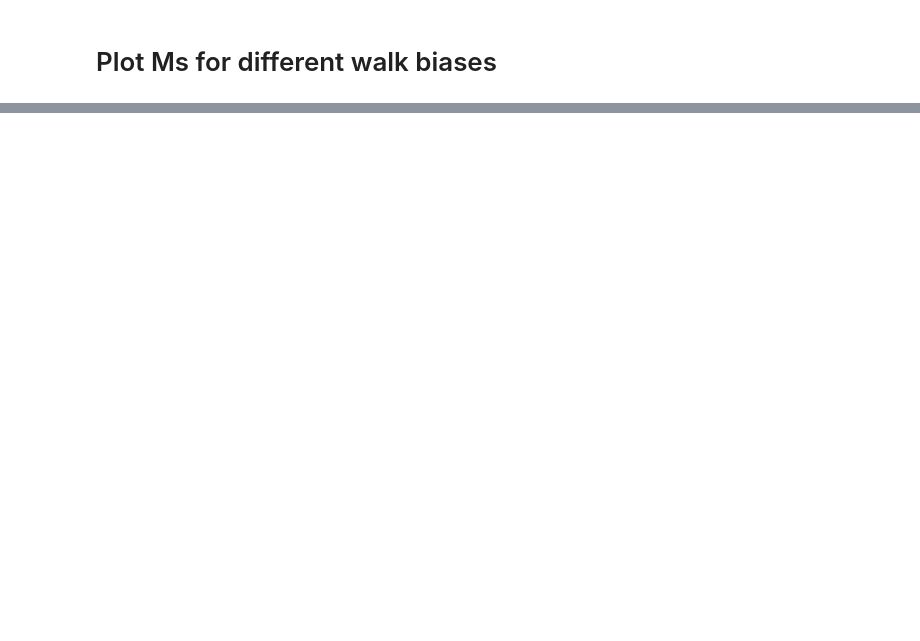
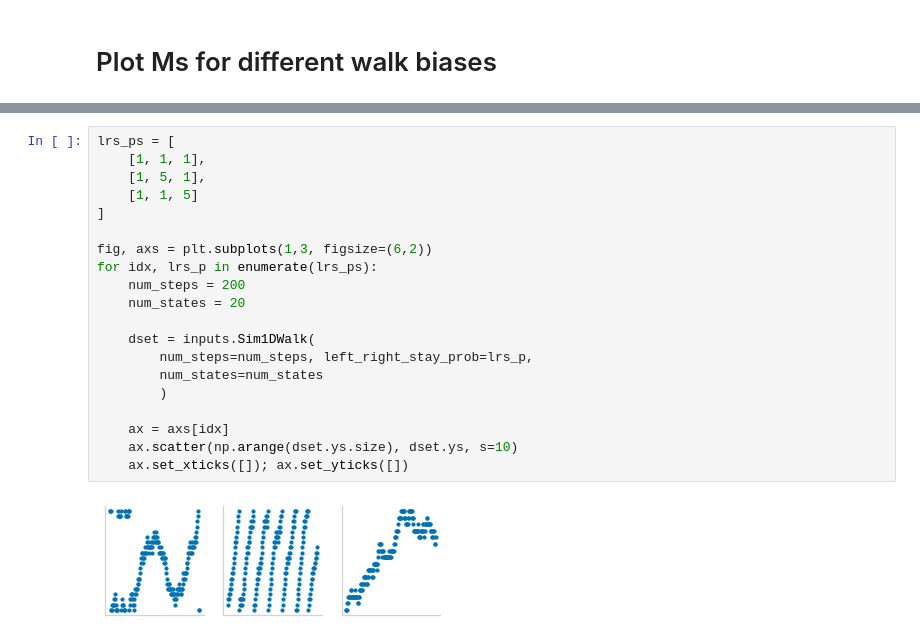
Before and after one commit to chingf/sr-project, a Jupyter notebook: notebooks/1d-place-field-induction.ipynb, the cells around one changed output, grey strips where cells are left out. Cells and saved outputs as stored; diff of their text form; blank space fills up the shorter version.

```diff
--- a/notebooks/1d-place-field-induction.ipynb
+++ b/notebooks/1d-place-field-induction.ipynb
@@ -173,3 +211,25 @@ plt.savefig('1dbias_Ms.png', dpi=200)
 plt.show()
 # %% [output]
 [figure]
+# %%
+lrs_ps = [
+    [1, 1, 1],
+    [1, 5, 1],
+    [1, 1, 5]
+]
+
+fig, axs = plt.subplots(1,3, figsize=(6,2))
+for idx, lrs_p in enumerate(lrs_ps):
+    num_steps = 200
+    num_states = 20
+
+    dset = inputs.Sim1DWalk(
+        num_steps=num_steps, left_right_stay_prob=lrs_p,
+        num_states=num_states
+        )
+
+    ax = axs[idx]
+    ax.scatter(np.arange(dset.ys.size), dset.ys, s=10)
+    ax.set_xticks([]); ax.set_yticks([])
+# %% [output]
+[figure, added]
```
Also changed, not shown: parts of 15 cells of this notebook, 3 other files.
